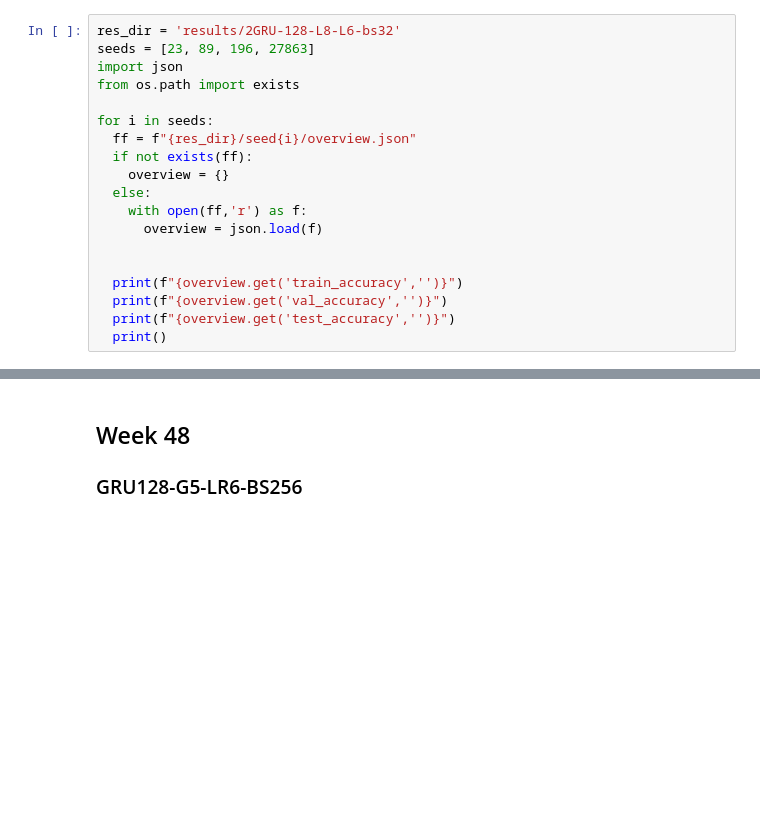
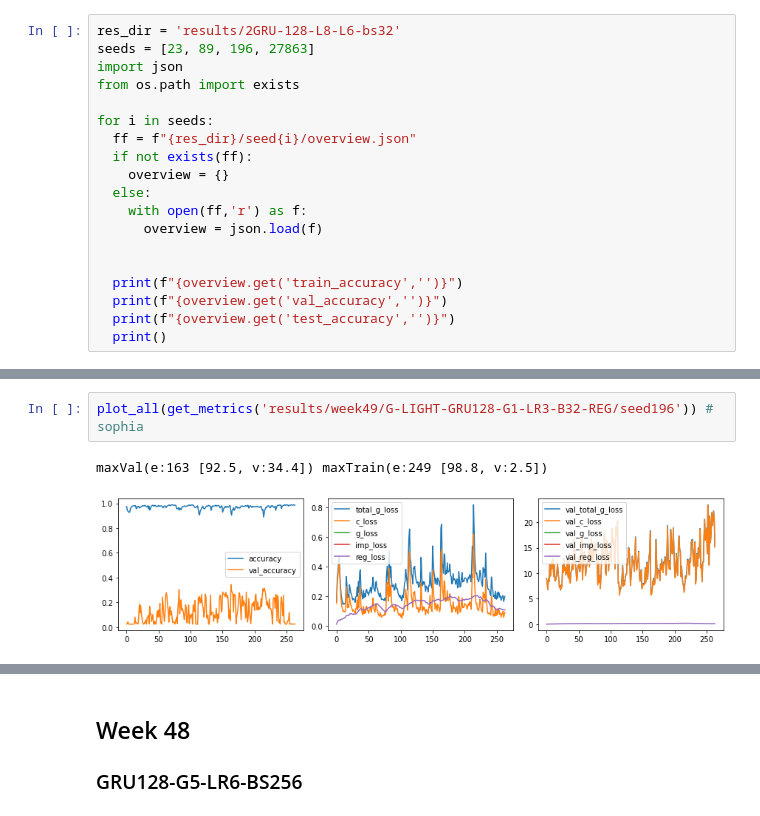
Before and after one commit to dnldsht/AJ-RNN, a Jupyter notebook: res.ipynb, the cells around one changed output, grey strips where cells are left out. Drawn from its saved outputs; the diff is of its cells as text; blank space fills up the shorter version.

```diff
--- a/res.ipynb
+++ b/res.ipynb
@@ -69,0 +87,5 @@ def plot_all(metrics):
+# %%
+plot_all(get_metrics('results/week49/G-LIGHT-GRU128-G1-LR3-B32-REG/seed196')) # sophia
+# %% [output]
+maxVal(e:163 [92.5, v:34.4]) maxTrain(e:249 [98.8, v:2.5])
+[figure, added]
```
Also changed, not shown: parts of 11 cells of this notebook, 21 other files.
